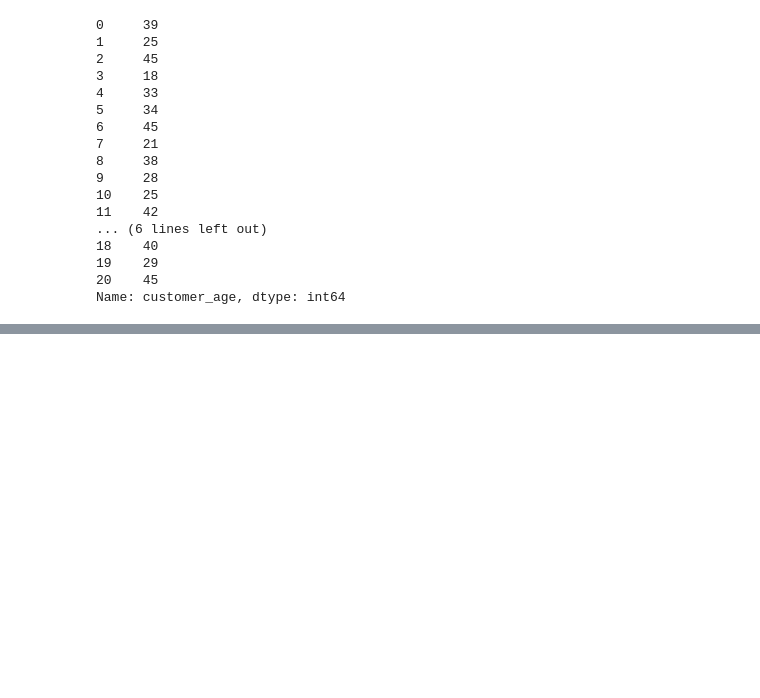
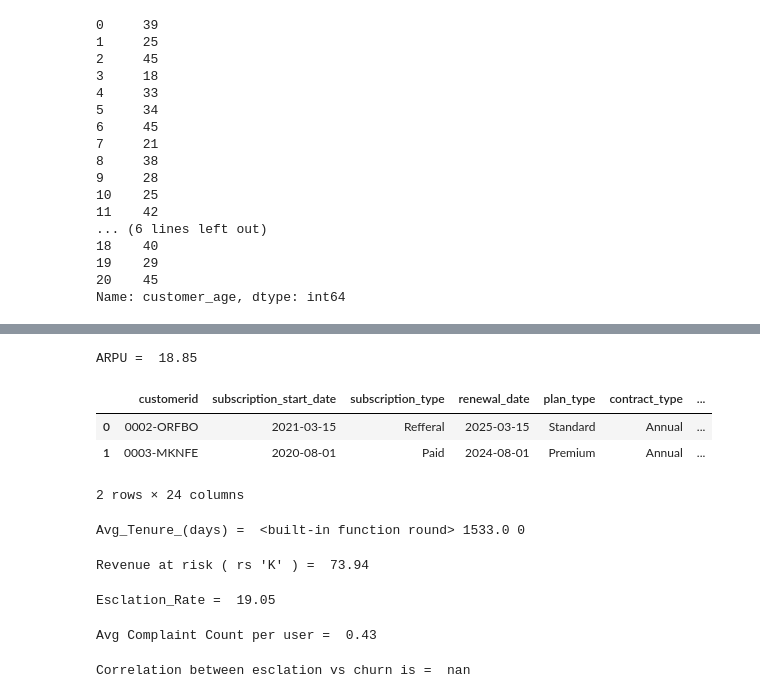
Before and after one commit to shakti-mankar/DA-DS-Projects, a Jupyter notebook: Churn_Analysis/Churn Analysis_main.ipynb, the cells around one changed output, grey strips where cells are left out. Cells and saved outputs as stored; diff of their text form; code cells hidden in the pictures; blank space fills up the shorter version.

```diff
--- a/Churn_Analysis/Churn Analysis_main.ipynb
+++ b/Churn_Analysis/Churn Analysis_main.ipynb
@@ -624,0 +637,9 @@ df[['customerid', 'customer_name', 'dob', 'subscription_start_date', 'customer_a
+# %%
+# 5. ARPU - Avg Revenue per user
+
+arpu = df['monthly_charges'].mean()
+
+
+print("ARPU = " , round(arpu,2 ))
+# %% [output]
+ARPU =  18.85
@@ -624,0 +648,59 @@ df[['customerid', 'customer_name', 'dob', 'subscription_start_date', 'customer_a
+# %%
+df.head(2)
+# %% [output]
+|  | customerid | subscription_start_date | subscription_type | renewal_date | plan_type | contract_type | ... |
+| 0 | 0002-ORFBO | 2021-03-15 | Refferal | 2025-03-15 | Standard | Annual | ... |
+| 1 | 0003-MKNFE | 2020-08-01 | Paid | 2024-08-01 | Premium | Annual | ... |
+2 rows × 24 columns
+# %%
+# 6. Avg Customer Tenure
+# count of days users has used our service : cancellation date else current date
+
+today =  pd.Timestamp.today()
+
+df['tenure_days'] = np.where(
+    df['cancellation_date'].notna(),
+
+    (df['cancellation_date'] - df['subscription_start_date']).dt.days,
+
+    (today - df['subscription_start_date'] ).dt.days
+
+
+)
+
+avg_tenure = df['tenure_days'].mean()
+print("Avg_Tenure_(days) = ", round,(avg_tenure),0 )
+# %% [output]
+Avg_Tenure_(days) =  <built-in function round> 1533.0 0
+# %%
+# 7. Revenue at risk - revenue lost from churned users
+
+
+revenue_at_risk = df.loc[df['churn_flag'] ==1 , 'monthly_charges' ].sum()
+print("Revenue at risk ( rs 'K' ) = " , revenue_at_risk)
+# %% [output]
+Revenue at risk ( rs 'K' ) =  73.94
+# %%
+# 8. Esclation Rate
+
+Esclation_Rate = (df['escalations'] == 'Y').mean()*100
+print("Esclation_Rate = " , round(Esclation_Rate,2))
+# %% [output]
+Esclation_Rate =  19.05
+# %%
+# 9. Avg Complaint Per Userdf
+
+Avg_complaint = df['Complaint_count'].sum() / df['customerid'].nunique()
+
+print("Avg Complaint Count per user = ", round(Avg_complaint, 2))
+# %% [output]
+Avg Complaint Count per user =  0.43
+# %%
+# 10. Correlation Esclation vs Churn
+df['escalations'] = np.where(df['escalations'] == 'Y', 1, 0) # encoding string to int type
+corr_df = df[['escalations', 'churn_flag']].dropna()
+
+correlation = corr_df['escalations'].corr(df['churn_flag'])
+print("Correlation between esclation vs churn is = ", round(correlation,2))
+# %% [output]
+Correlation between esclation vs churn is =  nan
```
Also changed, not shown: parts of 8 cells of this notebook, 1 other file.
